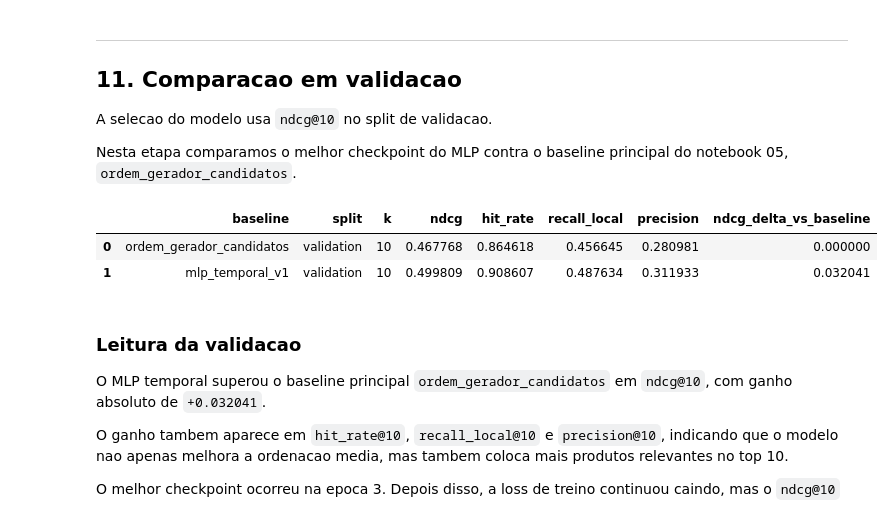
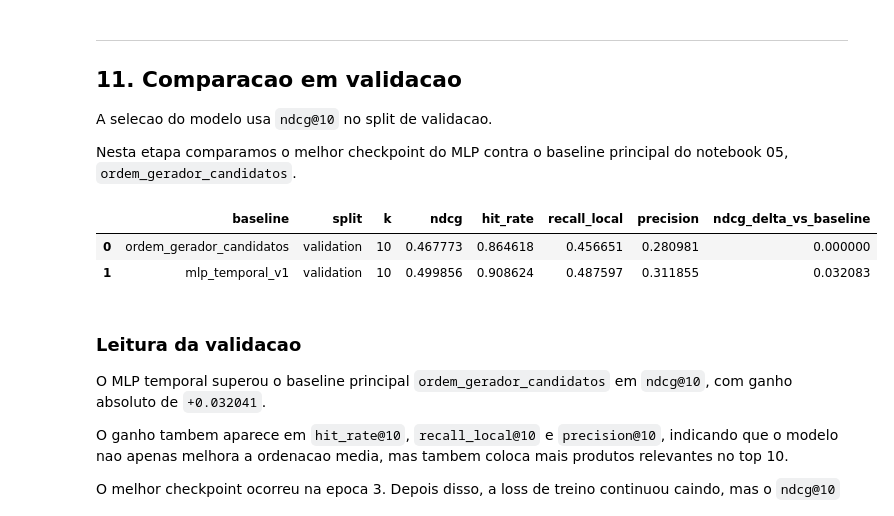
Before and after one commit to helioneto3108/mlp-market-recommender-system, a Jupyter notebook: notebooks/06-experiments.ipynb, the cells around one changed output. Drawn from its saved outputs; the diff is of its cells as text; code cells hidden in the pictures.

```diff
--- a/notebooks/06-experiments.ipynb
+++ b/notebooks/06-experiments.ipynb
@@ -282,8 +277,7 @@ def build_category_maps(part_paths, categorical_columns):
     for column, values in category_values.items():
         sorted_values = sorted(values)
         category_maps[column] = {
-            value: idx
-            for idx, value in enumerate(sorted_values, start=1)
+            value: idx for idx, value in enumerate(sorted_values, start=1)
         }
 
     return category_maps
@@ -295,8 +289,7 @@ category_maps = build_category_maps(
 )
 
 embedding_cardinalities = {
-    column: len(mapping) + 1
-    for column, mapping in category_maps.items()
+    column: len(mapping) + 1 for column, mapping in category_maps.items()
 }
 
 embedding_cardinalities
@@ -372,10 +365,7 @@ def map_categorical_columns(df, category_maps, categorical_columns):
 
     for column in categorical_columns:
         mapped_df[column] = (
-            df[column]
-            .map(category_maps[column])
-            .fillna(UNK_INDEX)
-            .astype("int64")
+            df[column].map(category_maps[column]).fillna(UNK_INDEX).astype("int64")
         )
 
     return mapped_df
@@ -475,7 +465,9 @@ class TemporalParquetDataset(IterableDataset):
                 }
 
                 if self.include_metadata:
-                    batch["metadata"] = part_df.iloc[start_idx:end_idx][EVALUATION_COLUMNS].copy()
+                    batch["metadata"] = part_df.iloc[start_idx:end_idx][
+                        EVALUATION_COLUMNS
+                    ].copy()
 
                 yield batch
 # %%
@@ -1054,50 +1044,62 @@ A selecao do modelo usa `ndcg@10` no split de validacao.
 
 Nesta etapa comparamos o melhor checkpoint do MLP contra o baseline principal do notebook 05, `ordem_gerador_candidatos`.
 # %%
+# Le o melhor baseline do artefato salvo pelo notebook 05 (fonte unica de
+# verdade, em vez de valores copiados manualmente).
+baseline_results_df = pd.read_parquet(
+    PROJECT_ROOT / "data" / "processed" / "baseline_results.parquet"
+)
+best_baseline_row = (
+    baseline_results_df[
+        (baseline_results_df["split"] == "validation")
+        & (baseline_results_df["k"] == PRIMARY_K)
+    ]
+    .sort_values("ndcg", ascending=False)
+    .iloc[0]
+)
 BASELINE_VALIDATION_METRICS = {
-    "baseline": "ordem_gerador_candidatos",
+    "baseline": str(best_baseline_row["baseline"]),
     "split": "validation",
-    "k": 10,
-    "ndcg": 0.467768,
-    "hit_rate": 0.864618,
-    "recall_local": 0.456645,
-    "precision": 0.280981,
+    "k": PRIMARY_K,
+    "ndcg": float(best_baseline_row["ndcg"]),
+    "hit_rate": float(best_baseline_row["hit_rate"]),
+    "recall_local": float(best_baseline_row["recall_local"]),
+    "precision": float(best_baseline_row["precision"]),
 }
 
 mlp_validation_at_10 = (
     best_validation_metrics_df[
         (best_validation_metrics_df["split"] == "validation")
         & (best_validation_metrics_df["k"] == PRIMARY_K)
     ]
     .iloc[0]
     .to_dict()
 )
 
 validation_comparison_df = pd.DataFrame(
     [
         BASELINE_VALIDATION_METRICS,
         {
             "baseline": "mlp_temporal_v1",
             "split": "validation",
             "k": PRIMARY_K,
             "ndcg": mlp_validation_at_10["ndcg"],
             "hit_rate": mlp_validation_at_10["hit_rate"],
             "recall_local": mlp_validation_at_10["recall_local"],
             "precision": mlp_validation_at_10["precision"],
         },
     ]
 )
 
 validation_comparison_df["ndcg_delta_vs_baseline"] = (
-    validation_comparison_df["ndcg"]
-    - BASELINE_VALIDATION_METRICS["ndcg"]
+    validation_comparison_df["ndcg"] - BASELINE_VALIDATION_METRICS["ndcg"]
 )
 
 validation_comparison_df
 # %% [output]
 |  | baseline | split | k | ndcg | hit_rate | recall_local | precision | ndcg_delta_vs_baseline |
-| 0 | ordem_gerador_candidatos | validation | 10 | 0.467768 | 0.864618 | 0.456645 | 0.280981 | 0.000000 |
-| 1 | mlp_temporal_v1 | validation | 10 | 0.499809 | 0.908607 | 0.487634 | 0.311933 | 0.032041 |
+| 0 | ordem_gerador_candidatos | validation | 10 | 0.467773 | 0.864618 | 0.456651 | 0.280981 | 0.000000 |
+| 1 | mlp_temporal_v1 | validation | 10 | 0.499856 | 0.908624 | 0.487597 | 0.311855 | 0.032083 |
 # %% [markdown]
 ### Leitura da validacao
 
```
Also changed, not shown: parts of 20 cells of this notebook, 2 other files.
